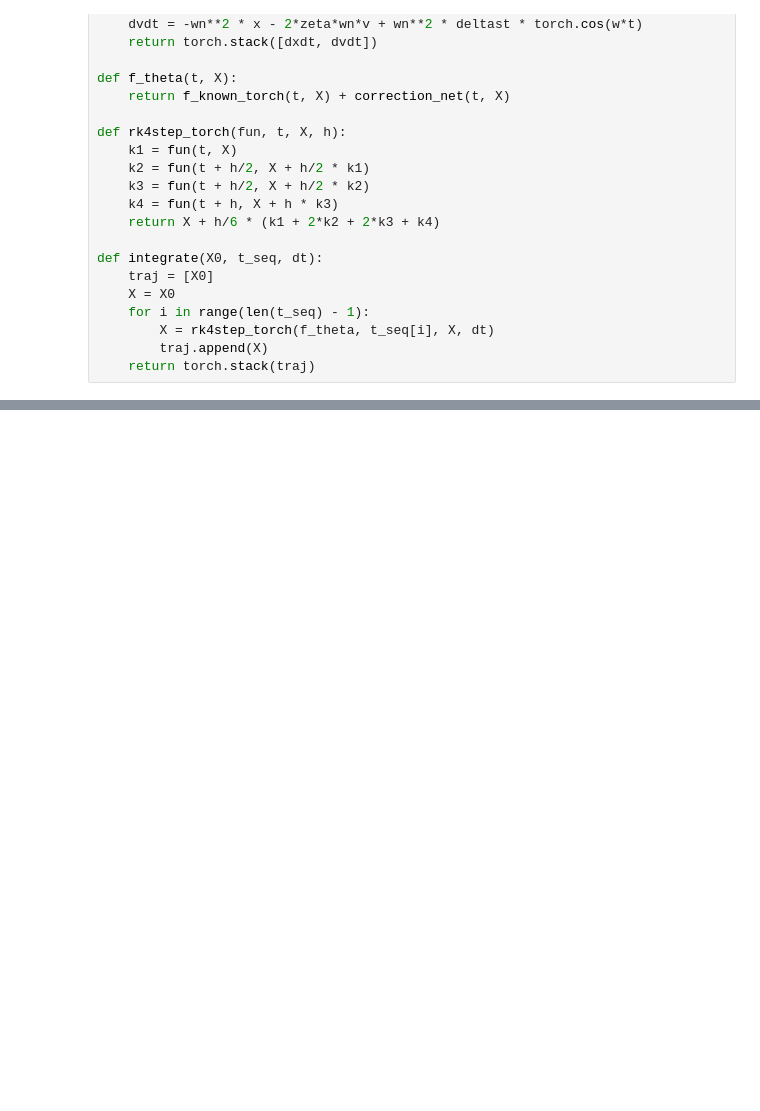
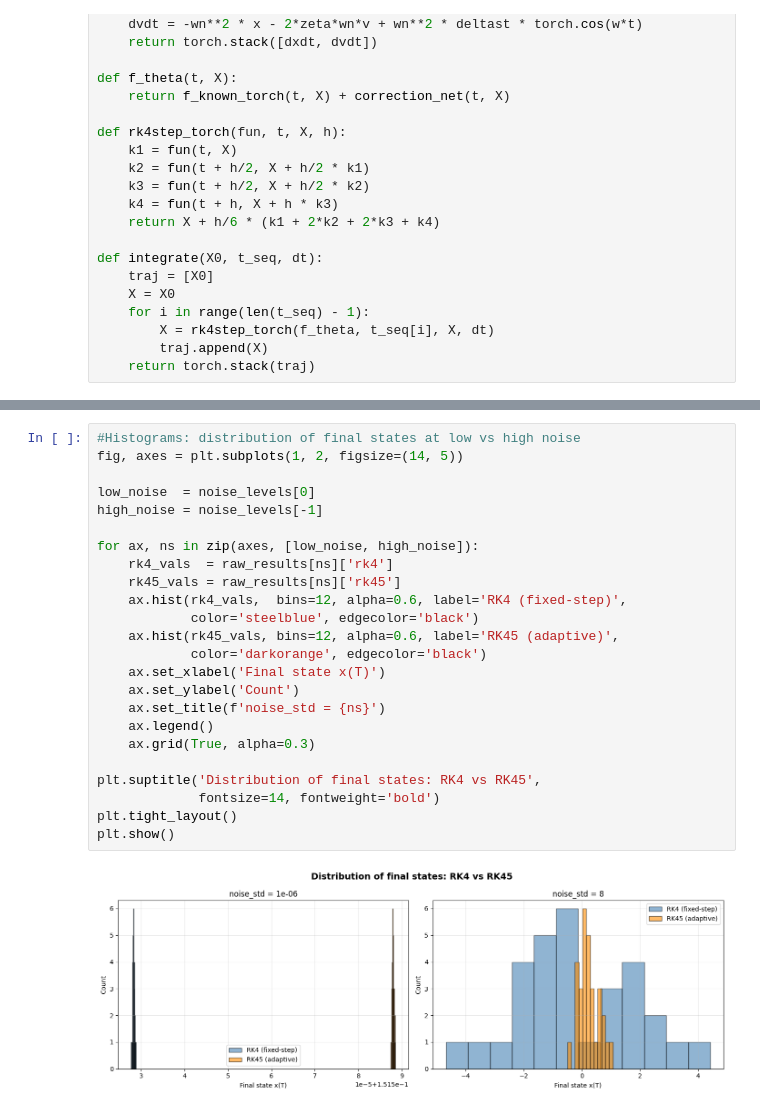
Before and after one commit to SaiPatil059/neural-ode-from-scratch, a Jupyter notebook: neural_ode_from_scratch.ipynb, the cells around one changed output, grey strips where cells are left out. Cells and saved outputs as stored; diff of their text form; blank space fills up the shorter version.

```diff
--- a/neural_ode_from_scratch.ipynb
+++ b/neural_ode_from_scratch.ipynb
@@ -179,0 +354,26 @@ Max error (RK4 known physics vs analytical): 1.12e-09
+# %%
+#Histograms: distribution of final states at low vs high noise
+fig, axes = plt.subplots(1, 2, figsize=(14, 5))
+
+low_noise  = noise_levels[0]
+high_noise = noise_levels[-1]
+
+for ax, ns in zip(axes, [low_noise, high_noise]):
+    rk4_vals  = raw_results[ns]['rk4']
+    rk45_vals = raw_results[ns]['rk45']
+    ax.hist(rk4_vals,  bins=12, alpha=0.6, label='RK4 (fixed-step)',
+            color='steelblue', edgecolor='black')
+    ax.hist(rk45_vals, bins=12, alpha=0.6, label='RK45 (adaptive)',
+            color='darkorange', edgecolor='black')
+    ax.set_xlabel('Final state x(T)')
+    ax.set_ylabel('Count')
+    ax.set_title(f'noise_std = {ns}')
+    ax.legend()
+    ax.grid(True, alpha=0.3)
+
+plt.suptitle('Distribution of final states: RK4 vs RK45',
+             fontsize=14, fontweight='bold')
+plt.tight_layout()
+plt.show()
+# %% [output]
+[figure, added]
```
Also changed, not shown: parts of 9 cells of this notebook, 3 other files.
